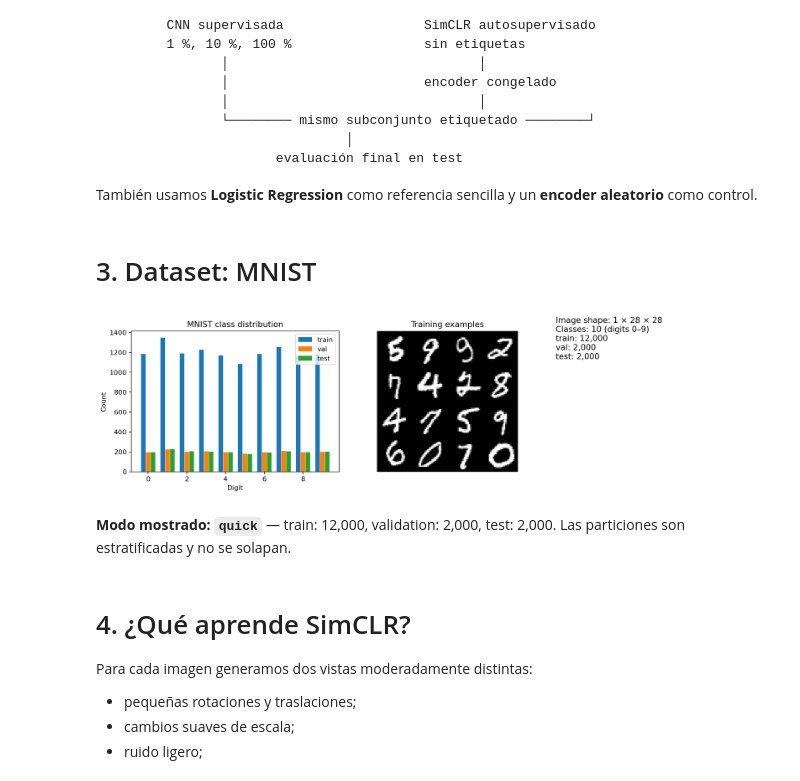
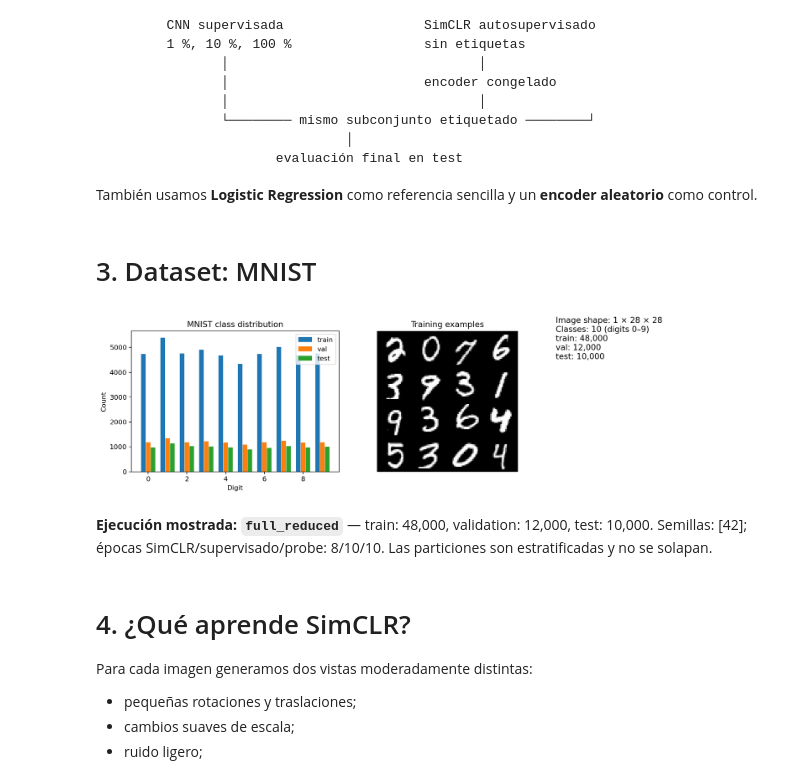
Before and after one commit to ML-ENI/Contrastive-learning, a Jupyter notebook: notebooks/presentation_contrastive_learning_mnist.ipynb, the cells around one changed output. Saved outputs shown, nothing was run; the diff lists cells and outputs as text; code cells hidden in the pictures.

```diff
--- a/notebooks/presentation_contrastive_learning_mnist.ipynb
+++ b/notebooks/presentation_contrastive_learning_mnist.ipynb
@@ -21,9 +21,15 @@ ROOT = Path.cwd()
 if not (ROOT / 'src').exists() and (ROOT.parent / 'src').exists():
     ROOT = ROOT.parent
 assert (ROOT / 'src').exists(), 'Abre este notebook desde el repositorio.'
-# Esta versión es una demo reproducible y muestra siempre los resultados quick.
-MODE = 'quick'
-OUT = ROOT / 'outputs' / MODE
+# Usa el experimento completo reducido cuando haya terminado; mientras tanto, conserva quick.
+FULL_REDUCED = ROOT / 'outputs' / 'full_reduced'
+manifest_path = FULL_REDUCED / 'run_manifest.json'
+full_reduced_complete = False
+if manifest_path.exists():
+    manifest = json.loads(manifest_path.read_text())
+    full_reduced_complete = manifest.get('status') == 'complete' and (FULL_REDUCED / 'metrics.csv').exists()
+OUT = FULL_REDUCED if full_reduced_complete else ROOT / 'outputs' / 'quick'
+PROFILE = 'full_reduced' if full_reduced_complete else 'quick'
 FIG = OUT / 'figures'
 metrics = pd.read_csv(OUT / 'metrics.csv')
 display(HTML('''<style>
@@ -187,16 +193,18 @@ También usamos **Logistic Regression** como referencia sencilla y un **encoder
 # %%
 display(Markdown('# 3. Dataset: MNIST'))
 display(Image.open(FIG / 'eda_mnist.png'))
 cfg = json.loads((OUT / 'config.json').read_text())
 display(Markdown(
-    f"**Modo mostrado: `{MODE}`** — train: {cfg['train_size']:,}, "
+    f"**Ejecución mostrada: `{PROFILE}`** — train: {cfg['train_size']:,}, "
     f"validation: {cfg['val_size']:,}, test: {cfg['test_size']:,}. "
+    f"Semillas: {cfg['seeds']}; épocas SimCLR/supervisado/probe: "
+    f"{cfg['contrastive_epochs']}/{cfg['supervised_epochs']}/{cfg['probe_epochs']}. "
     "Las particiones son estratificadas y no se solapan."
 ))
 # %% [output]
 # 3. Dataset: MNIST
-[figure, old version]
+[figure, new version]
-**Modo mostrado: `quick`** — train: 12,000, validation: 2,000, test: 2,000. Las particiones son estratificadas y no se solapan.
+**Ejecución mostrada: `full_reduced`** — train: 48,000, validation: 12,000, test: 10,000. Semillas: [42]; épocas SimCLR/supervisado/probe: 8/10/10. Las particiones son estratificadas y no se solapan.
 # %% [markdown]
 # 4. ¿Qué aprende SimCLR?
 
```
Also changed, not shown: parts of 7 cells of this notebook, 46 other files.
